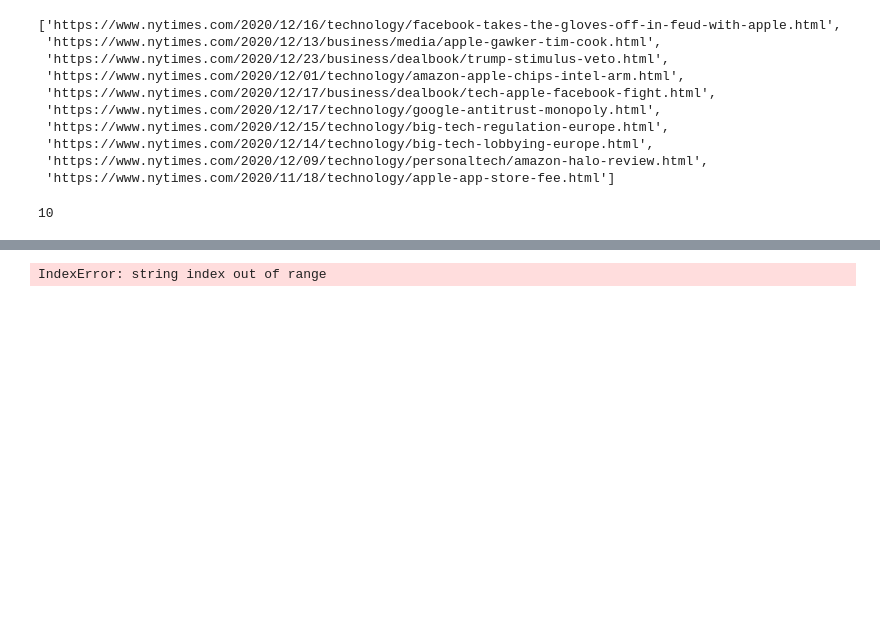
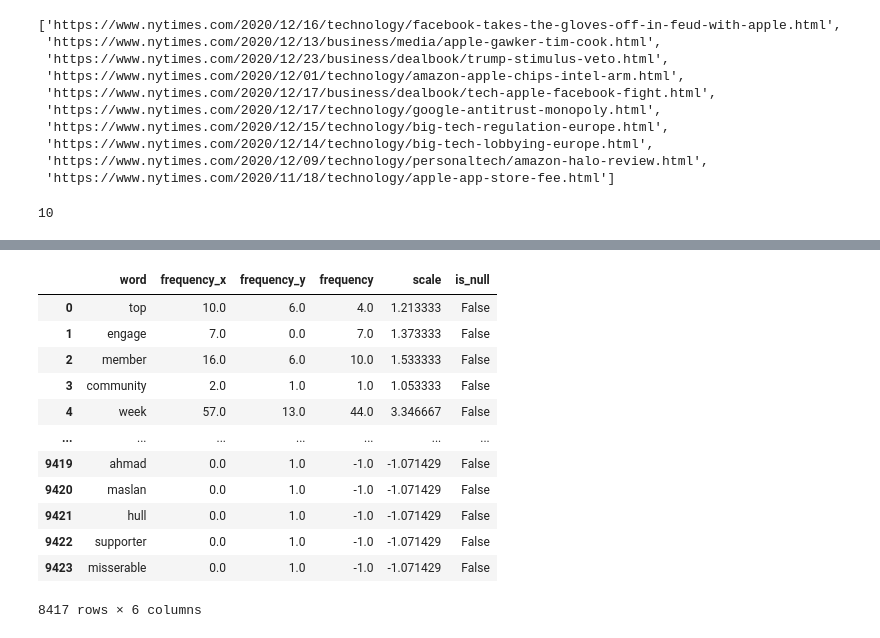
Before and after one commit to cheolmin711/sentiment_analysis, a Jupyter notebook: Tokenizer.ipynb, the cells around one changed output, grey strips where cells are left out. Cells and saved outputs as stored; diff of their text form; code cells hidden in the pictures; blank space fills up the shorter version.

```diff
--- a/Tokenizer.ipynb
+++ b/Tokenizer.ipynb
@@ -209,5 +251,29 @@ cleaned_neg_df['scale'] = cleaned_neg_df['frequency'] * (-4 / cleaned_neg_df['fr
+# %%
+# decided to drop words with a total frequency of zero, since they were words that appeared the same number of times as both negative and positive words
+merged = merged.dropna()
+merged
+# %% [output]
+|  | word | frequency_x | frequency_y | frequency | scale | is_null |
+| 0 | top | 10.0 | 6.0 | 4.0 | 1.213333 | False |
+| 1 | engage | 7.0 | 0.0 | 7.0 | 1.373333 | False |
+| 2 | member | 16.0 | 6.0 | 10.0 | 1.533333 | False |
+| 3 | community | 2.0 | 1.0 | 1.0 | 1.053333 | False |
+| 4 | week | 57.0 | 13.0 | 44.0 | 3.346667 | False |
+| ... | ... | ... | ... | ... | ... | ... |
+| 9419 | ahmad | 0.0 | 1.0 | -1.0 | -1.071429 | False |
+| 9420 | maslan | 0.0 | 1.0 | -1.0 | -1.071429 | False |
+| 9421 | hull | 0.0 | 1.0 | -1.0 | -1.071429 | False |
+| 9422 | supporter | 0.0 | 1.0 | -1.0 | -1.071429 | False |
+| 9423 | misserable | 0.0 | 1.0 | -1.0 | -1.071429 | False |
+8417 rows × 6 columns
 # %%
 # tokenize and lametize the article from new york times
+
+def stop_word_filter(word):
+    if (word in stop_words):
+        return False
+    else:
+        return True
 
 def tokenizer_myself(given_articles):
     tokenized_result = []
@@ -215,14 +281,16 @@ def tokenizer_myself(given_articles):
         temp = []
         for sentence in article_iter:
             tokenized_sentence = sentence.split(" ")
-            if tokenized_sentence:
+            for word in tokenized_sentence:
+                # filter out empty strings
+                tokenized_sentence = list(filter(None, tokenized_sentence))
+                # filter out stop words
+                tokenized_sentence = list(filter(stop_word_filter, tokenized_sentence))
+
+            if len(tokenized_sentence) > 1:
                 temp.append(tokenized_sentence)
         new_temp = normalize(temp)
         tokenized_result.append(new_temp)
     return tokenized_result
 
 tokenized_by_sentence_new = tokenizer_myself(tokenized_by_sentence)
-
-tokenized_by_sentence_new
-# %% [output]
-IndexError: string index out of range
```
Also changed, not shown: parts of 9 cells of this notebook.
